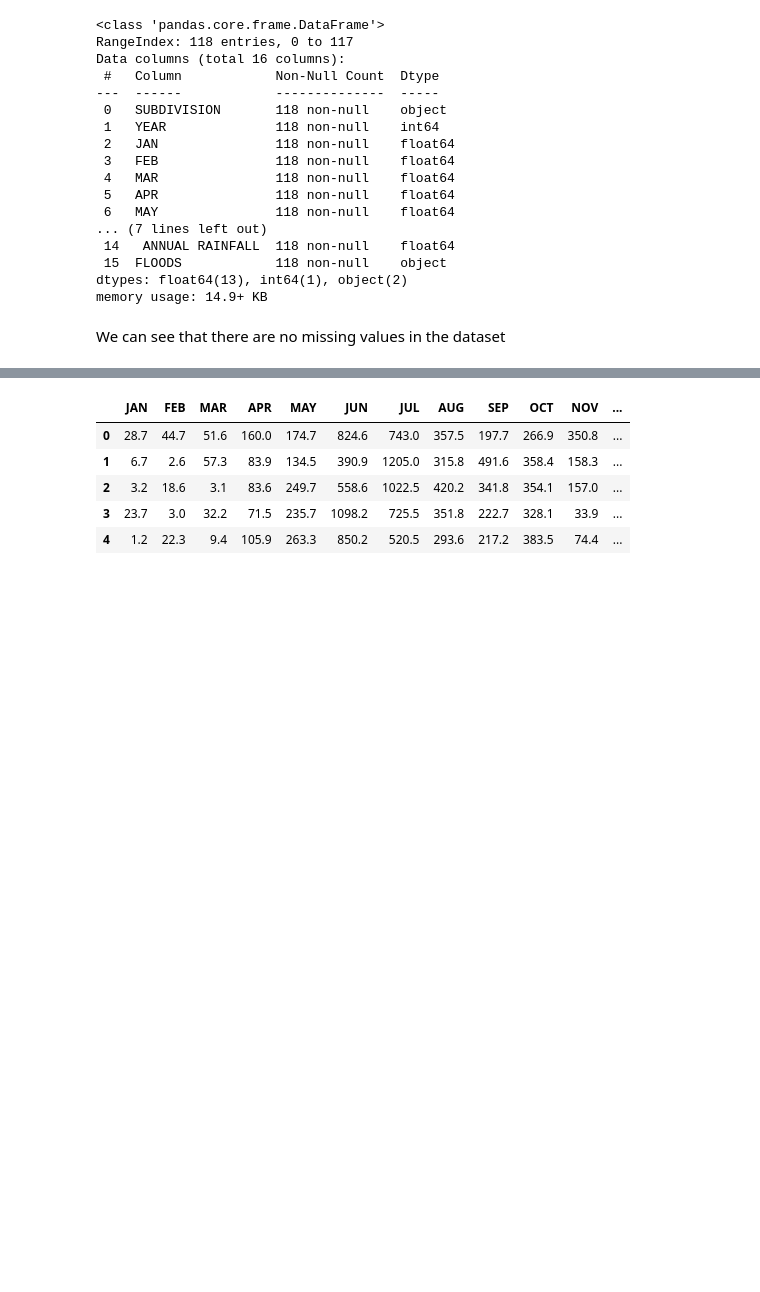
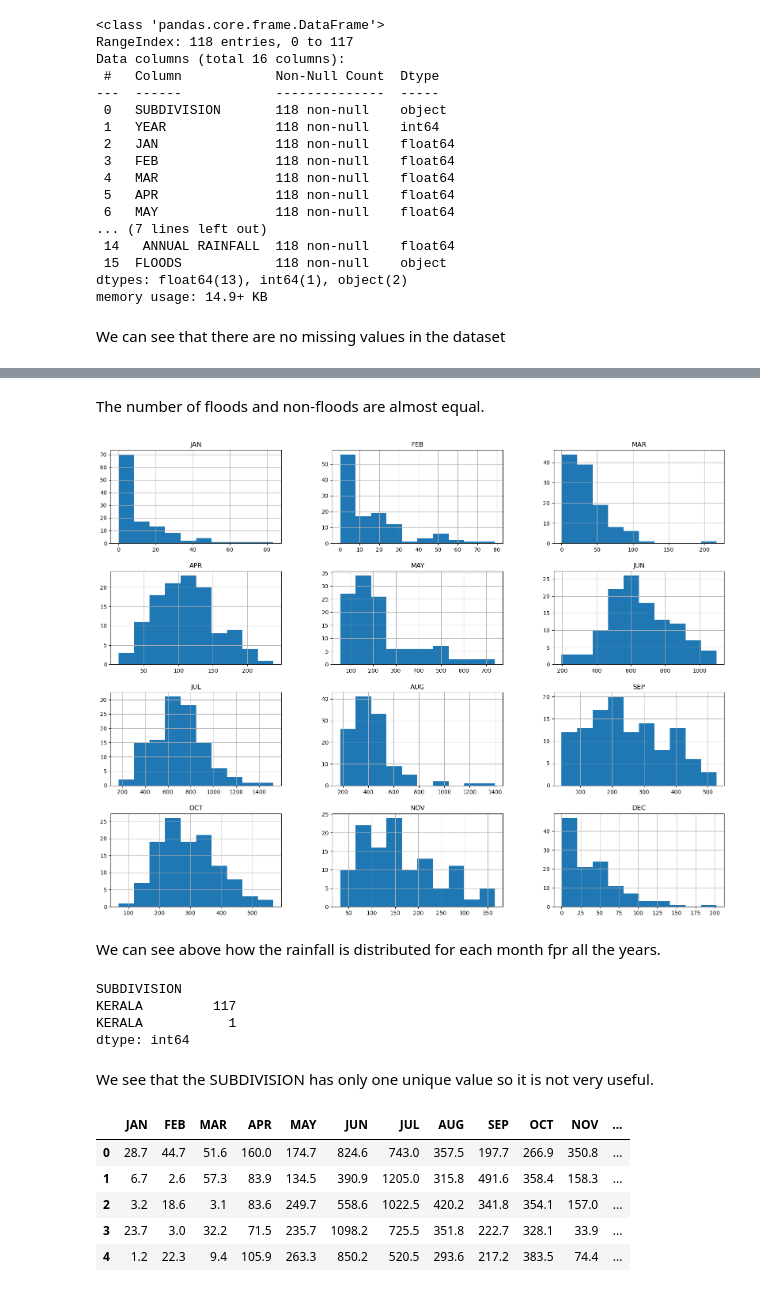
Before and after one commit to jishnu3000/flood-prediction, a Jupyter notebook: F20PA.ipynb, the cells around one changed output, grey strips where cells are left out. Cells and saved outputs as stored; diff of their text form; code cells hidden in the pictures; blank space fills up the shorter version.

```diff
--- a/F20PA.ipynb
+++ b/F20PA.ipynb
@@ -51,3 +57,23 @@ We can see that there are no missing values in the dataset
+# %% [markdown]
+The number of floods and non-floods are almost equal.
+# %%
+# see the distribution of the data for the different features
+df.iloc[:, 2:14].hist(bins=10, figsize=(20,15))
+plt.show()
+# %% [output]
+[figure, new version]
+# %% [markdown]
+We can see above how the rainfall is distributed for each month fpr all the years.
+# %%
+# display the unique values in the SUBDIVISION column
+print(df[['SUBDIVISION']].value_counts())
+# %% [output]
+SUBDIVISION
+KERALA         117
+KERALA           1
+dtype: int64
+# %% [markdown]
+We see that the SUBDIVISION has only one unique value so it is not very useful.
 # %%
 # encode the FLOODS feature with 0 and 1
 df['FLOODS'] = df['FLOODS'].replace('YES', 1)
```
Also changed, not shown: parts of 35 cells of this notebook.
